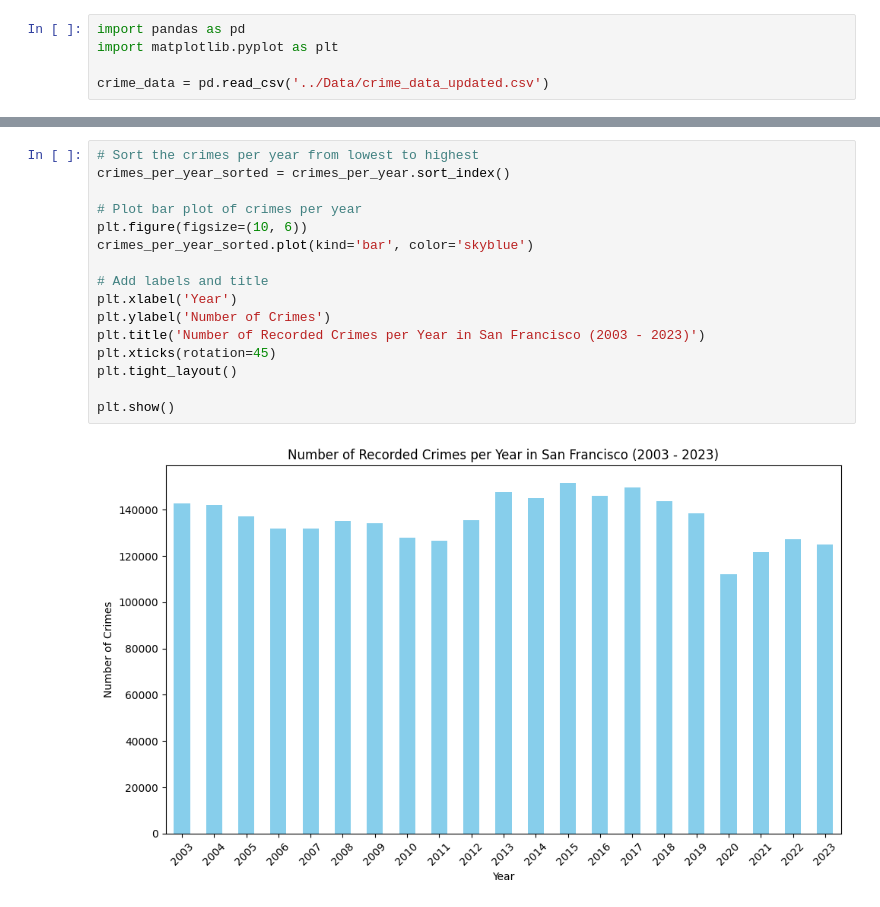
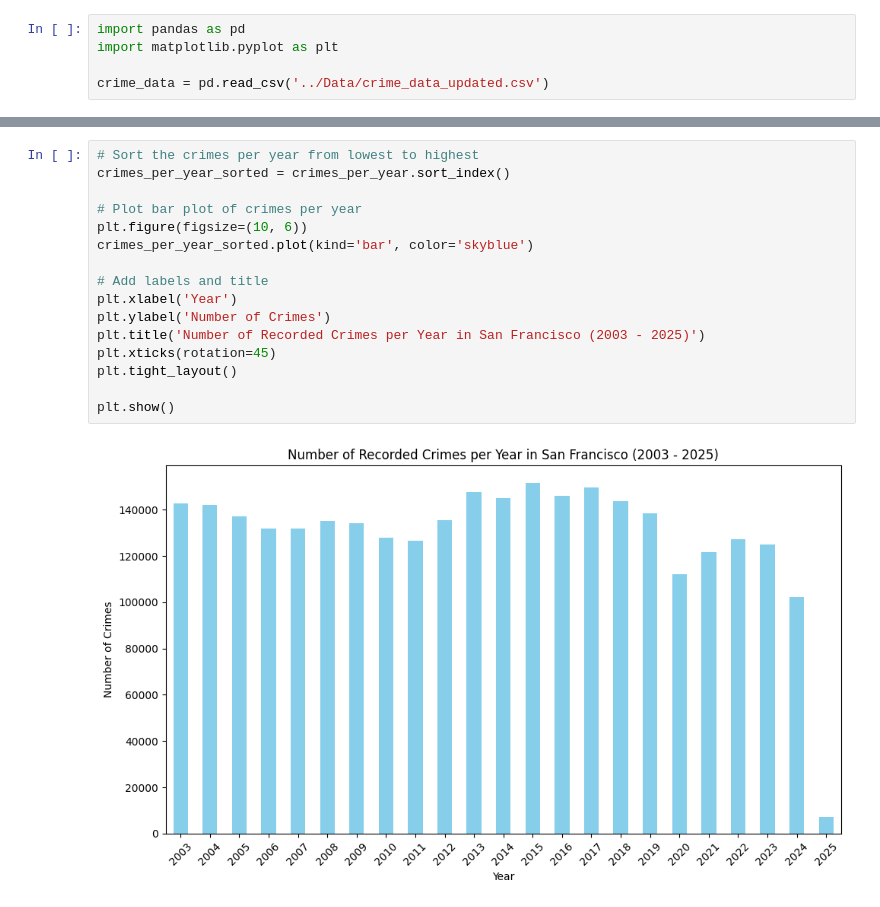
Before and after one commit to JoachimRoensholt/02806_Data_Analysis, a Jupyter notebook: Assignment1/part1.ipynb, the cells around one changed output, grey strips where cells are left out. Cells and saved outputs as stored; diff of their text form.

```diff
--- a/Assignment1/part1.ipynb
+++ b/Assignment1/part1.ipynb
@@ -48,21 +48,21 @@ Year with fewest recorded crimes: 2020 with 112167 crimes
 # %%
 # Sort the crimes per year from lowest to highest
 crimes_per_year_sorted = crimes_per_year.sort_index()
 
 # Plot bar plot of crimes per year
 plt.figure(figsize=(10, 6))
 crimes_per_year_sorted.plot(kind='bar', color='skyblue')
 
 # Add labels and title
 plt.xlabel('Year')
 plt.ylabel('Number of Crimes')
-plt.title('Number of Recorded Crimes per Year in San Francisco (2003 - 2023)')
+plt.title('Number of Recorded Crimes per Year in San Francisco (2003 - 2025)')
 plt.xticks(rotation=45)
 plt.tight_layout()
 
 plt.show()
 # %% [output]
-[figure, old version]
+[figure, new version]
 # %%
 # Now to plot the focus crimes bar plots
 
```
Also changed, not shown: parts of 3 cells of this notebook, 1 other file.
